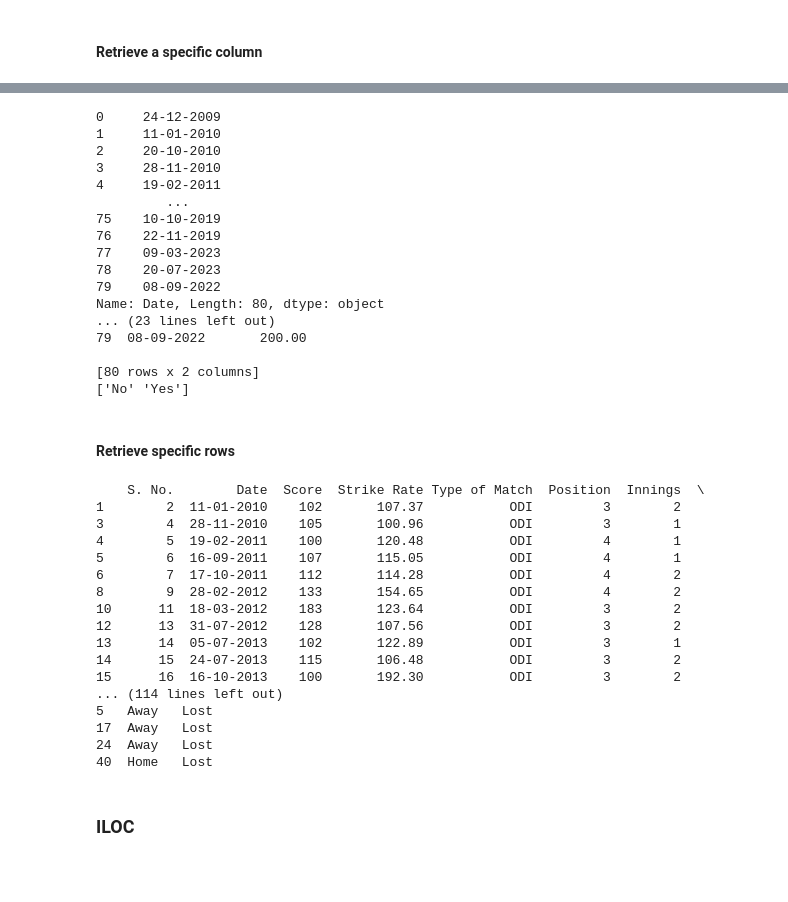
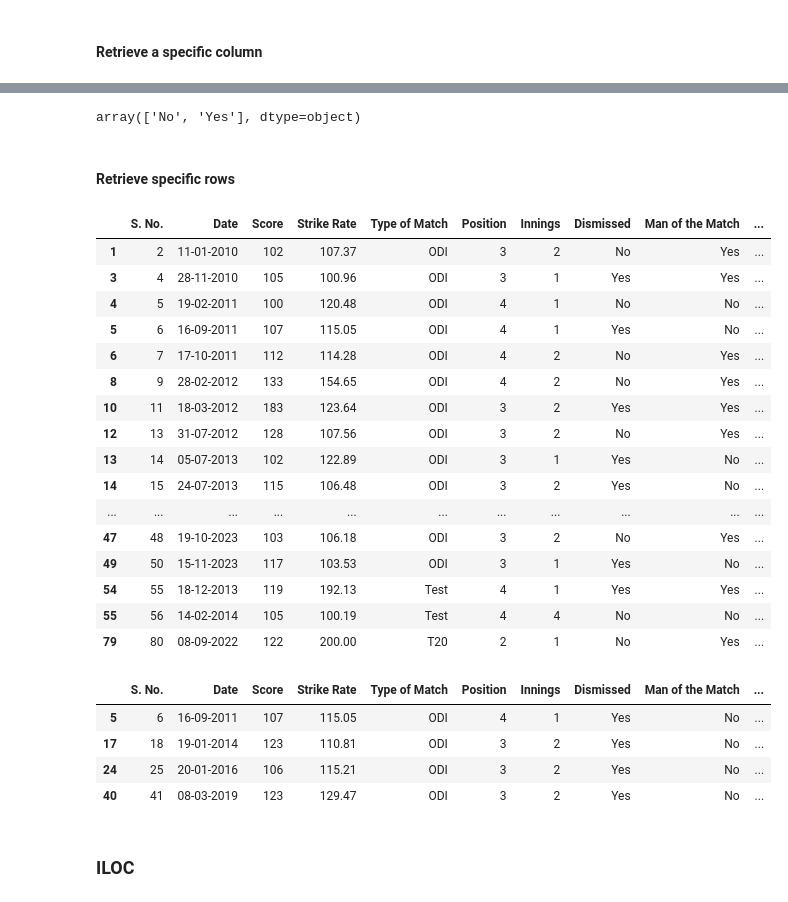
Before and after one commit to SatyamVyas04/MasteringPython, a Jupyter notebook: Pandas/main.ipynb, the cells around one changed output, grey strips where cells are left out. Saved outputs shown, nothing was run; the diff lists cells and outputs as text; code cells hidden in the pictures; blank space fills up the shorter version.

```diff
--- a/Pandas/main.ipynb
+++ b/Pandas/main.ipynb
@@ -129,53 +161,40 @@ freq           16                        5    38     56
 # %%
-print(df.Date)  # 1 column, no space
-print(df["Strike Rate"])  # 1 column, space in name
-print(df[["Date", "Strike Rate"]])  # Multiple cols
-print(df["Man of the Match"].unique())  # Get unique values in a column
+df["Man of the Match"].unique() # Get unique values in a column
 # %% [output]
-0     24-12-2009
-1     11-01-2010
-2     20-10-2010
-3     28-11-2010
-4     19-02-2011
-         ...
-75    10-10-2019
-76    22-11-2019
-77    09-03-2023
-78    20-07-2023
-79    08-09-2022
-Name: Date, Length: 80, dtype: object
-... (23 lines left out)
-79  08-09-2022       200.00
-
-[80 rows x 2 columns]
-['No' 'Yes']
+array(['No', 'Yes'], dtype=object)
 # %% [markdown]
 #### Retrieve specific rows
 # %%
 # Say we want to matches where Kohli's strike rate was more than 100
-print(df[df["Strike Rate"] > 100])
+df[df["Strike Rate"] > 100]
 # here we are basically taking the column that is needed and putting it back into df after querying
-
-# Complex Query: Matches with Strike Rate > 100 and India lost the game
-print(df[(df["Strike Rate"] > 100) & (df.Result == "Lost")])
 # %% [output]
-    S. No.        Date  Score  Strike Rate Type of Match  Position  Innings  \
-1        2  11-01-2010    102       107.37           ODI         3        2
-3        4  28-11-2010    105       100.96           ODI         3        1
-4        5  19-02-2011    100       120.48           ODI         4        1
-5        6  16-09-2011    107       115.05           ODI         4        1
-6        7  17-10-2011    112       114.28           ODI         4        2
-8        9  28-02-2012    133       154.65           ODI         4        2
-10      11  18-03-2012    183       123.64           ODI         3        2
-12      13  31-07-2012    128       107.56           ODI         3        2
-13      14  05-07-2013    102       122.89           ODI         3        1
-14      15  24-07-2013    115       106.48           ODI         3        2
-15      16  16-10-2013    100       192.30           ODI         3        2
-... (114 lines left out)
-5   Away   Lost
-17  Away   Lost
-24  Away   Lost
-40  Home   Lost
+|  | S. No. | Date | Score | Strike Rate | Type of Match | Position | Innings | Dismissed | Man of the Match | ... |
+| 1 | 2 | 11-01-2010 | 102 | 107.37 | ODI | 3 | 2 | No | Yes | ... |
+| 3 | 4 | 28-11-2010 | 105 | 100.96 | ODI | 3 | 1 | Yes | Yes | ... |
+| 4 | 5 | 19-02-2011 | 100 | 120.48 | ODI | 4 | 1 | No | No | ... |
+| 5 | 6 | 16-09-2011 | 107 | 115.05 | ODI | 4 | 1 | Yes | No | ... |
+| 6 | 7 | 17-10-2011 | 112 | 114.28 | ODI | 4 | 2 | No | Yes | ... |
+| 8 | 9 | 28-02-2012 | 133 | 154.65 | ODI | 4 | 2 | No | Yes | ... |
+| 10 | 11 | 18-03-2012 | 183 | 123.64 | ODI | 3 | 2 | Yes | Yes | ... |
+| 12 | 13 | 31-07-2012 | 128 | 107.56 | ODI | 3 | 2 | No | Yes | ... |
+| 13 | 14 | 05-07-2013 | 102 | 122.89 | ODI | 3 | 1 | Yes | No | ... |
+| 14 | 15 | 24-07-2013 | 115 | 106.48 | ODI | 3 | 2 | Yes | No | ... |
+| ... | ... | ... | ... | ... | ... | ... | ... | ... | ... | ... |
+| 47 | 48 | 19-10-2023 | 103 | 106.18 | ODI | 3 | 2 | No | Yes | ... |
+| 49 | 50 | 15-11-2023 | 117 | 103.53 | ODI | 3 | 1 | Yes | No | ... |
+| 54 | 55 | 18-12-2013 | 119 | 192.13 | Test | 4 | 1 | Yes | Yes | ... |
+| 55 | 56 | 14-02-2014 | 105 | 100.19 | Test | 4 | 4 | No | No | ... |
+| 79 | 80 | 08-09-2022 | 122 | 200.00 | T20 | 2 | 1 | No | Yes | ... |
+# %%
+# Complex Query: Matches with Strike Rate > 100 and India lost the game
+df[(df["Strike Rate"] > 100) & (df.Result == "Lost")]
+# %% [output]
+|  | S. No. | Date | Score | Strike Rate | Type of Match | Position | Innings | Dismissed | Man of the Match | ... |
+| 5 | 6 | 16-09-2011 | 107 | 115.05 | ODI | 4 | 1 | Yes | No | ... |
+| 17 | 18 | 19-01-2014 | 123 | 110.81 | ODI | 3 | 2 | Yes | No | ... |
+| 24 | 25 | 20-01-2016 | 106 | 115.21 | ODI | 3 | 2 | Yes | No | ... |
+| 40 | 41 | 08-03-2019 | 123 | 129.47 | ODI | 3 | 2 | Yes | No | ... |
 # %% [markdown]
 ### ILOC
 # %% [markdown]
```
Also changed, not shown: parts of 8 cells of this notebook.
